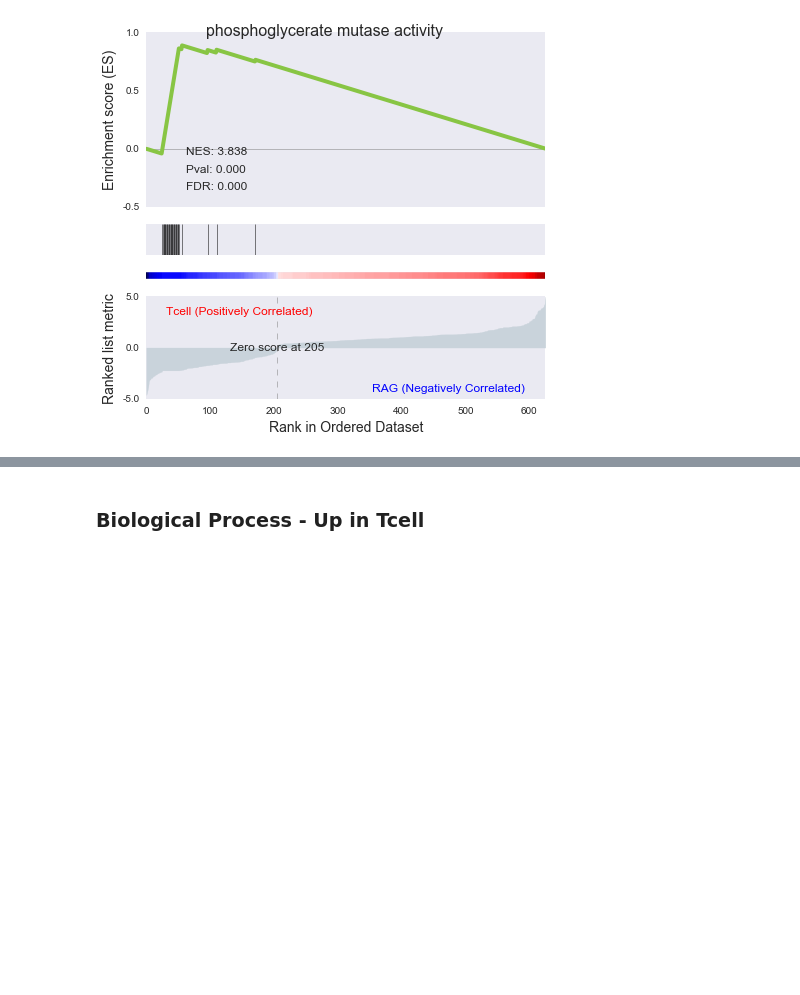
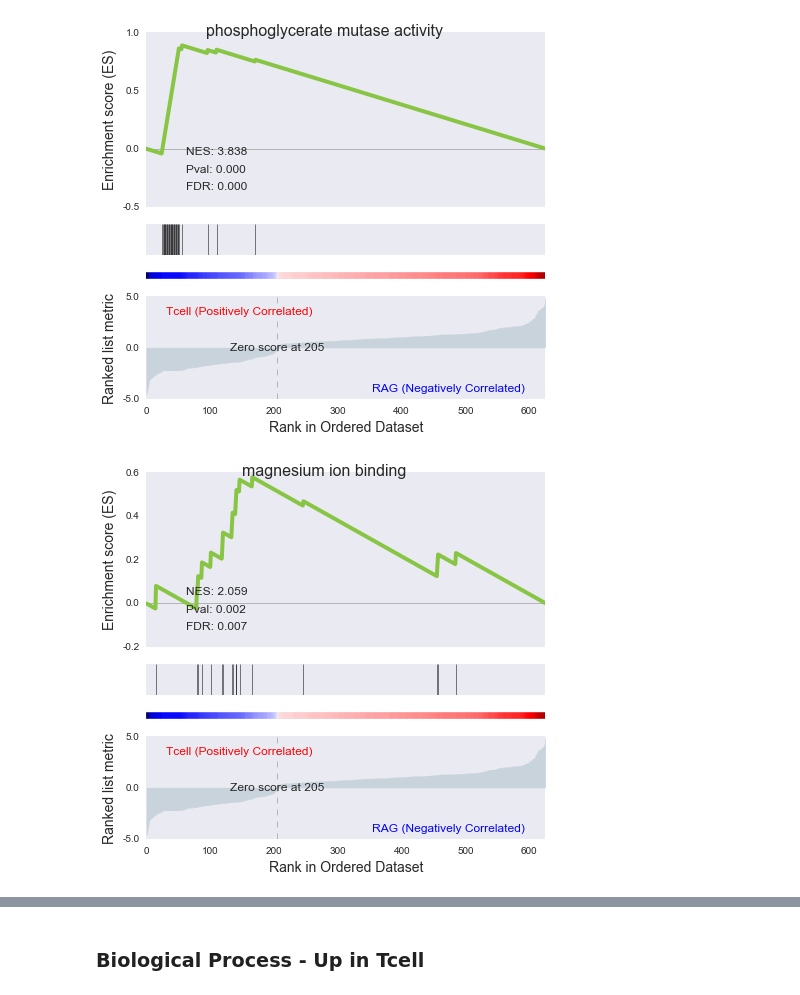
Before and after one commit to mmayers12/n15_mice, a Jupyter notebook: ipynbs/08-GSEA-Algorithm.ipynb, the cells around one changed output, grey strips where cells are left out. Saved outputs shown, nothing was run; the diff lists cells and outputs as text; code cells hidden in the pictures; blank space fills up the shorter version.

```diff
--- a/ipynbs/08-GSEA-Algorithm.ipynb
+++ b/ipynbs/08-GSEA-Algorithm.ipynb
@@ -238,3 +238,8 @@ sns.set_style('dark')
 plot_gsea_result(mf_un_res.iloc[0], unen_rank)
 # %% [output]
 [figure]
+# %%
+sns.set_style('dark')
+plot_gsea_result(mf_un_res.loc['GO:0000287'], unen_rank)
+# %% [output]
+[figure, added]
```
Also changed, not shown: parts of 13 cells of this notebook, 7 other files.
